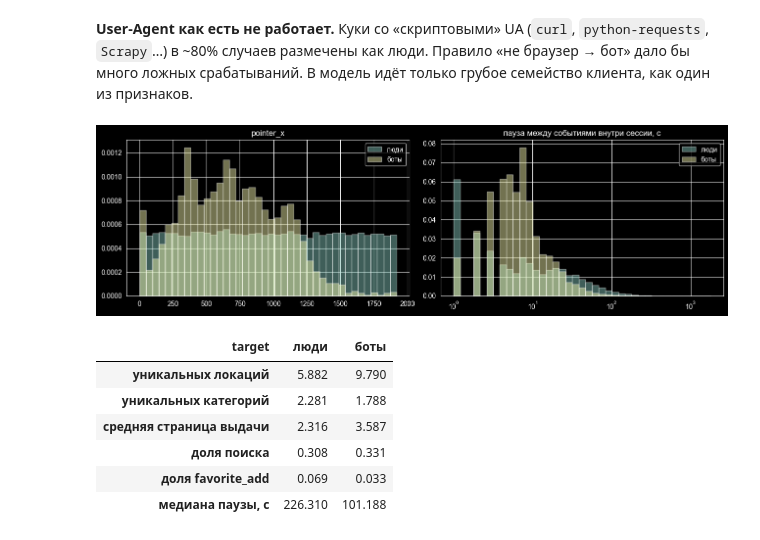
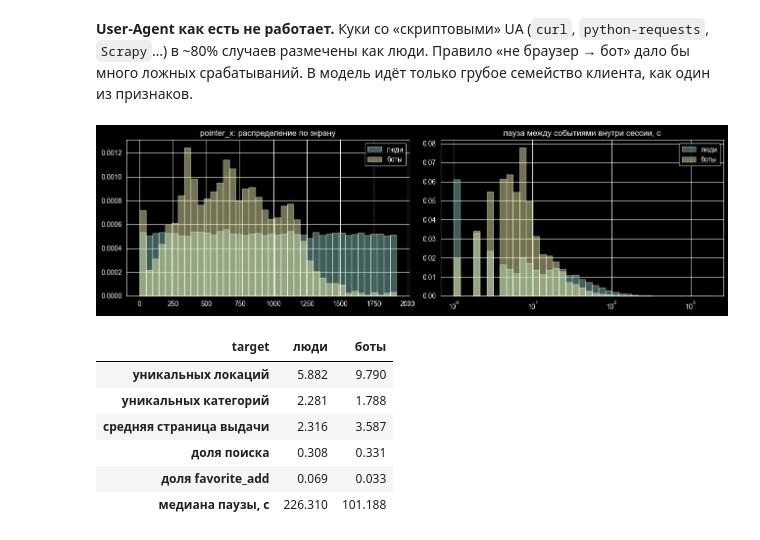
Before and after one commit to danchelo1/bot_detector, a Jupyter notebook: solution.ipynb, the cells around one changed output. Saved outputs shown, nothing was run; the diff lists cells and outputs as text; code cells hidden in the pictures.

```diff
--- a/solution.ipynb
+++ b/solution.ipynb
@@ -211,24 +218,24 @@ ua_tab
 # %%
 ev_labeled = ev.merge(train[["cookie_id", "target"]], on="cookie_id")
 ev_labeled["dt"] = ev_labeled.groupby("cookie_id").event_ts.diff().dt.total_seconds()
 
 fig, axes = plt.subplots(1, 2, figsize=(13, 4))
 p = ev_labeled[ev_labeled.pointer_x.notna()]
 for t, name in [(0, "люди"), (1, "боты")]:
     axes[0].hist(p[p.target == t].pointer_x, bins=40, density=True, alpha=0.45, label=name)
-axes[0].set_title("pointer_x")
+axes[0].set_title("pointer_x: распределение по экрану")
 axes[0].legend()
 
 s = ev_labeled[(ev_labeled.dt > 0) & (ev_labeled.dt <= 1800)]
 bins = np.logspace(0, np.log10(1800), 40)
 for t, name in [(0, "люди"), (1, "боты")]:
     axes[1].hist(s[s.target == t].dt, bins=bins, density=True, alpha=0.45, label=name)
 axes[1].set_xscale("log")
 axes[1].set_title("пауза между событиями внутри сессии, с")
 axes[1].legend()
 plt.tight_layout()
 # %% [output]
-[figure, old version]
+[figure, new version]
 # %%
 g = ev_labeled.groupby("cookie_id")
 agg_df = pd.DataFrame({
```
Also changed, not shown: parts of 25 cells of this notebook.
